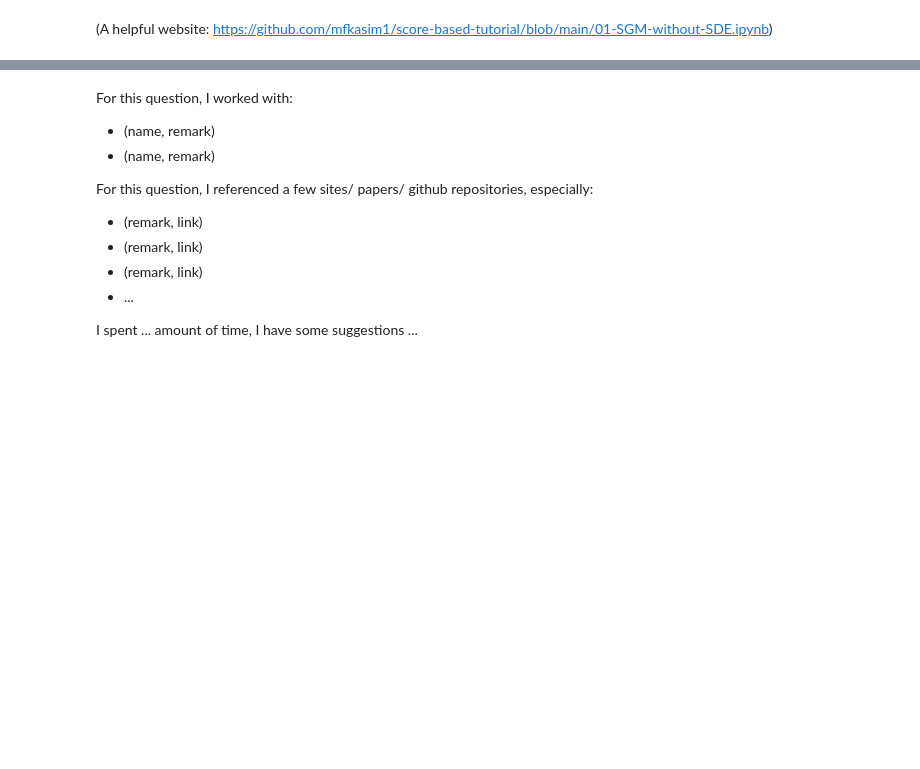
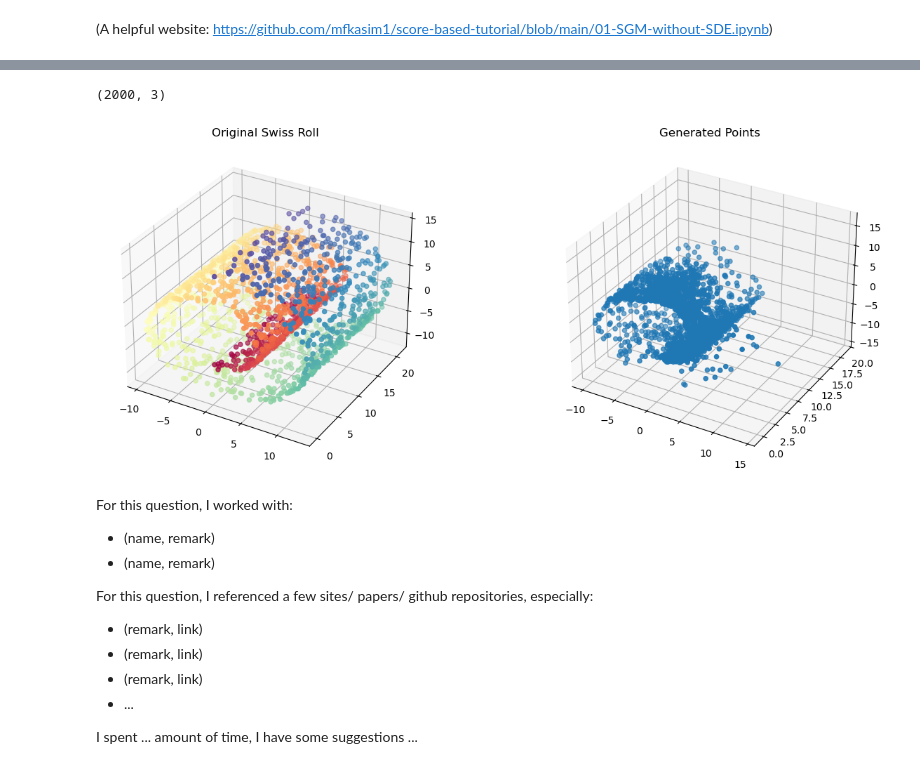
Before and after one commit to jinyi12/ECE689_Adv_DL_Sp2025, a Jupyter notebook: HW2/HW2_2025-1.ipynb, the cells around one changed output, grey strips where cells are left out. Cells and saved outputs as stored; diff of their text form; code cells hidden in the pictures; blank space fills up the shorter version.

```diff
--- a/HW2/HW2_2025-1.ipynb
+++ b/HW2/HW2_2025-1.ipynb
@@ -96,3 +258,42 @@ for i_epoch in range(5000):
+# %%
+# define the ULA algorithm:
+# Sampling with Langevin Dynamics (Adapted from [1][8][10])
+def langevin_sampling(model, num_samples=32, steps=100, eps=0.001, device=device):
+    x = torch.randn(num_samples, 3, device=device)
+    for _ in range(steps):
+        x = x.detach().requires_grad_(True)
+        scores = model(x)
+        x = x + eps * scores + torch.sqrt(torch.tensor(2*eps)) * torch.randn_like(x)
+    return x
+# %%
+# original swiss roll num samples
+print(X.shape)
+# %% [output]
+(2000, 3)
+# %%
+"""Evaluation and Generation"""
+# Sample 1000 points from the swiss roll dataset and plot them in a 3 dimensional figure.
+# Generate samples
+n_samples = 2000
+generated_points = langevin_sampling(model=model, num_samples=n_samples, steps=10000, eps=0.001)
+
+# Visualize original and generated points
+fig = plt.figure(figsize=(15, 6))
+
+# Original Swiss Roll
+ax1 = fig.add_subplot(121, projection='3d')
+ax1.scatter(X[:, 0], X[:, 1], X[:, 2], c=t, cmap=plt.cm.Spectral)
+ax1.set_title("Original Swiss Roll")
+
+# Generated Points
+generated_points = generated_points.detach().cpu().numpy()
+ax2 = fig.add_subplot(122, projection='3d')
+ax2.scatter(generated_points[:, 0], generated_points[:, 1], generated_points[:, 2], cmap=plt.cm.Spectral)
+ax2.set_title("Generated Points")
+
+plt.show()
+# %% [output]
+[figure, added]
 # %% [markdown]
 For this question, I worked with:
 
```
Also changed, not shown: parts of 27 cells of this notebook, 1 other file.
